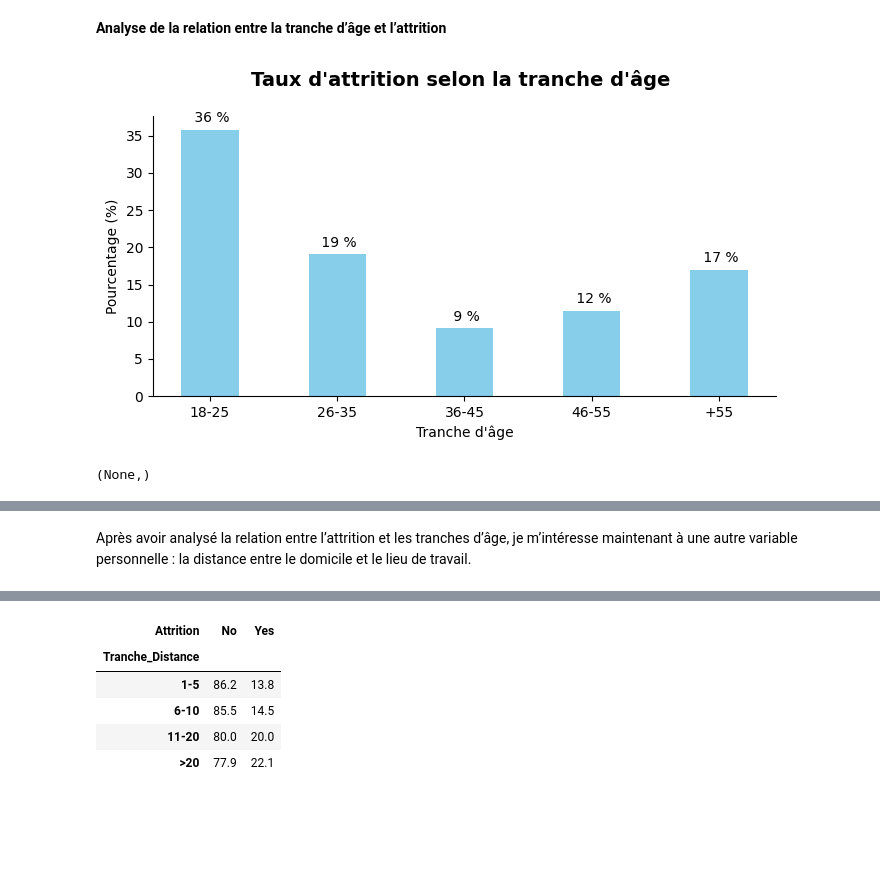
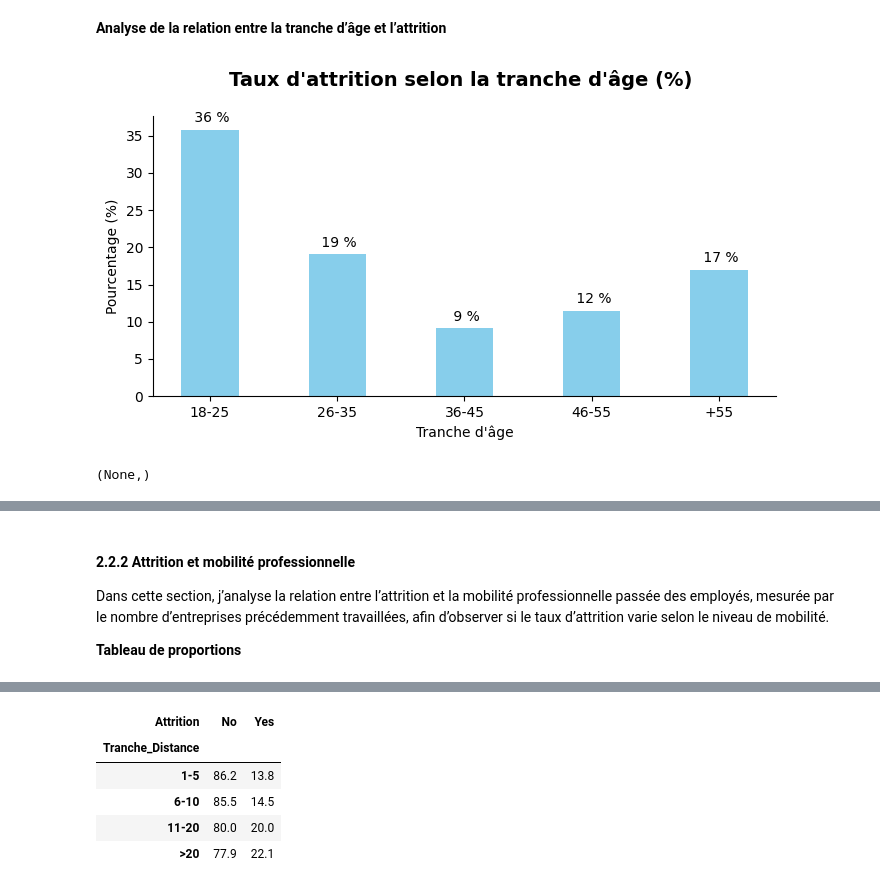
Before and after one commit to Kemuri15/employee-attrition-analysis, a Jupyter notebook: notebooks/03_axe_1_conditions_personnelle.ipynb, the cells around one changed output, grey strips where cells are left out. Cells and saved outputs as stored; diff of their text form; code cells hidden in the pictures; blank space fills up the shorter version.

```diff
--- a/notebooks/03_axe_1_conditions_personnelle.ipynb
+++ b/notebooks/03_axe_1_conditions_personnelle.ipynb
@@ -575,30 +594,30 @@ pivot_age_attrition
 # %%
 fig, ax = plt.subplots(figsize=(7,4))
 
 ax.spines["top"].set_visible(False)
 ax.spines["right"].set_visible(False)
 
 # données
 x = np.arange(len(pivot_age_attrition.index))
 y = pivot_age_attrition["Yes"]
 
 # barplot
 bars = ax.bar(x, y, color="skyblue", width=0.45)
 
 # Pourcentage affiché
 ax.bar_label(bars, labels=[f'{v : .0F} %' for v in y ], padding=3)
 
 # axes et labels
 ax.set_xticks(x)
 ax.set_xticklabels(pivot_age_attrition.index)
 ax.set_xlabel("Tranche d'âge")
 ax.set_ylabel("Pourcentage (%)")
-ax.set_title("Taux d'attrition selon la tranche d'âge \n",fontweight="bold", fontsize=14)
+ax.set_title("Taux d'attrition selon la tranche d'âge (%) \n",fontweight="bold", fontsize=14)
 
 fig.tight_layout()
 plt.show(),
 # %% [output]
-[figure, old version]
+[figure, new version]
 (None,)
 # %% [markdown]
 On observe que le taux d’attrition varie selon l’âge.
@@ -608,3 +629,7 @@ La tranche **18–25 ans** présente le taux d’attrition le plus élevé (≈3
 Les tranches **26–35 ans** et **+55 ans** se situent à un niveau intermédiaire (≈19 % et ≈17 %).
-# %% [markdown]
-Après avoir analysé la relation entre l’attrition et les tranches d’âge, je m’intéresse maintenant à une autre variable personnelle : la distance entre le domicile et le lieu de travail.
+# %% [markdown]
+#### 2.2.2 Attrition et mobilité professionnelle
+
+Dans cette section, j’analyse la relation entre l’attrition et la mobilité professionnelle passée des employés, mesurée par le nombre d’entreprises précédemment travaillées, afin d’observer si le taux d’attrition varie selon le niveau de mobilité.
+
+**Tableau de proportions**
```
Also changed, not shown: parts of 59 cells of this notebook, 3 other files.
